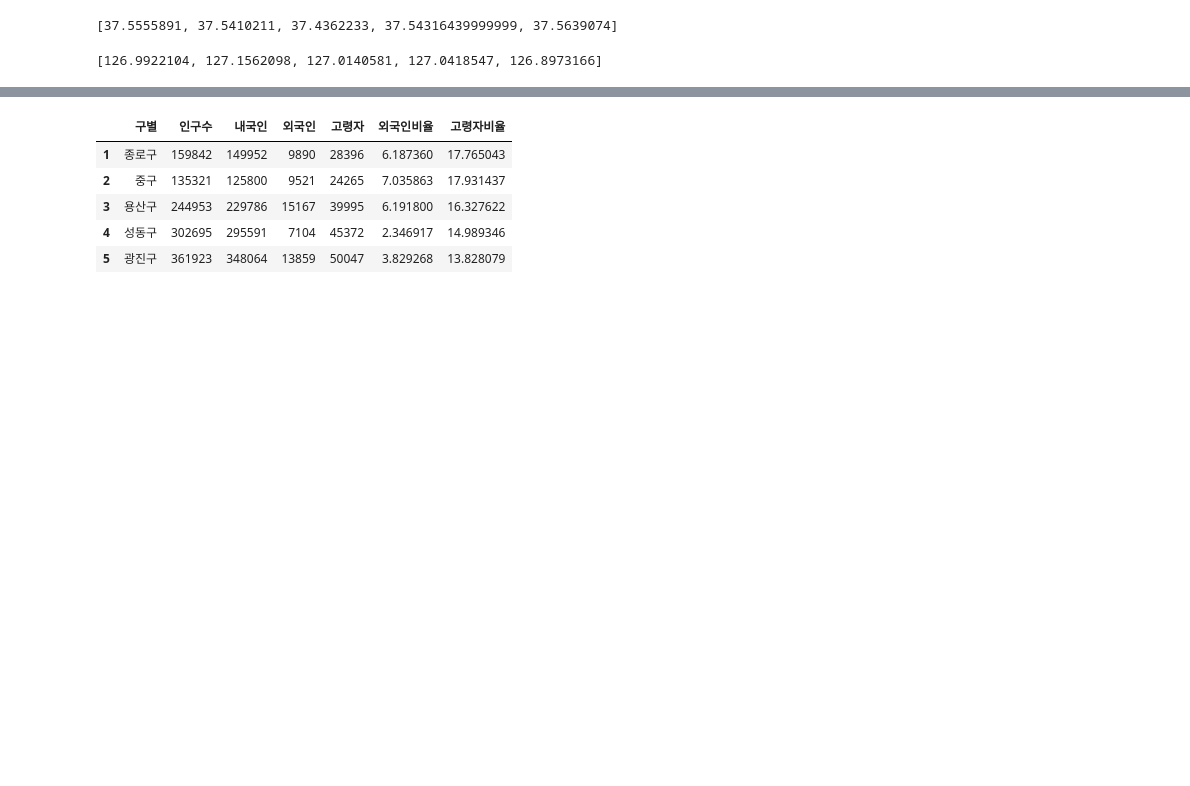
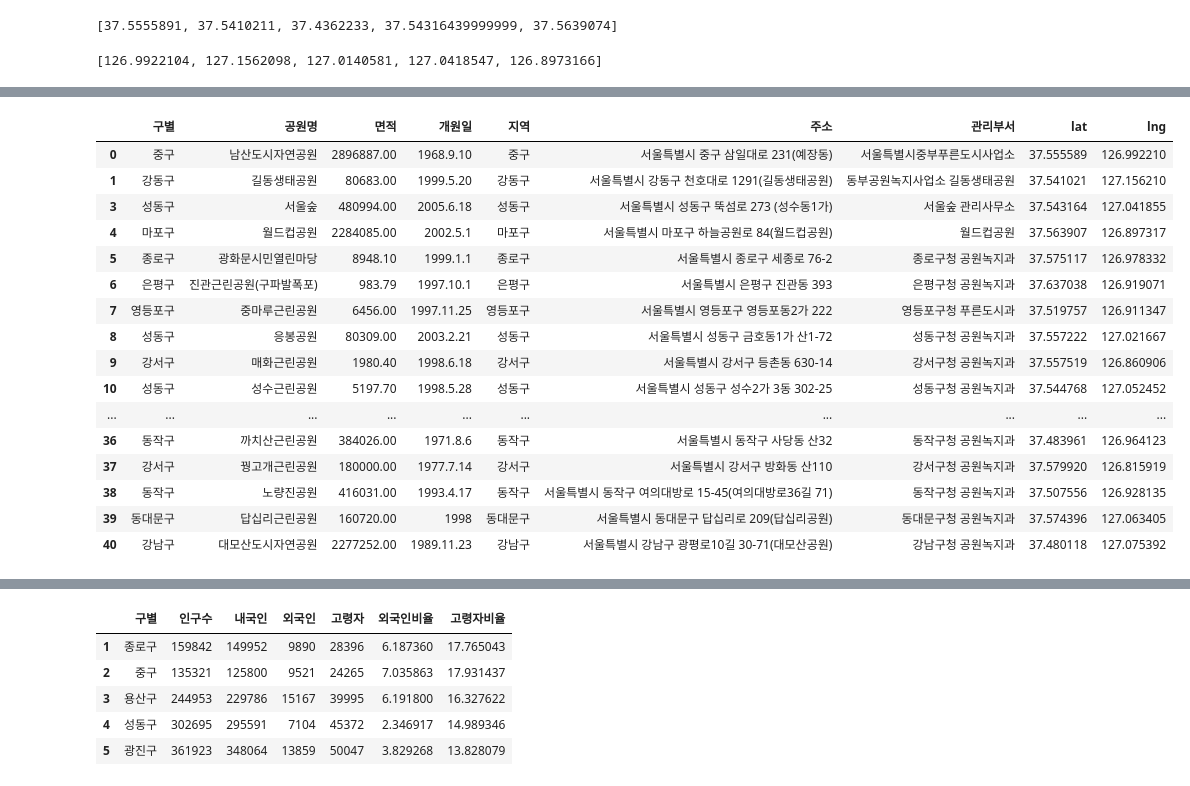
Before and after one commit to leele91/Data-Analysis-2020, a Jupyter notebook: 07.seoul/0004.공원.ipynb, the cells around one changed output, grey strips where cells are left out. Drawn from its saved outputs; the diff is of its cells as text; code cells hidden in the pictures; blank space fills up the shorter version.

```diff
--- a/07.seoul/0004.공원.ipynb
+++ b/07.seoul/0004.공원.ipynb
@@ -324,0 +394,3 @@ park.head()
+# %%
+park3 = park2[['구별', '공원명', '면적', '개원일', '지역', '주소', '관리부서', 'lat', 'lng']]
+park3.head()
@@ -324,0 +404,4 @@ park.head()
+# %%
+# 면적 없는값 필터링
+park3 = park3.dropna(subset=['면적'])
+park3
@@ -324,0 +422,51 @@ park.head()
+# %%
+"""
+tmp_l = []
+for i in df.index:
+    a = df['면적'].str.split('㎡')[i][0]
+    a = a.strip('㎥ ')
+    a = a.strip('m²')
+    a = a.strip('총 ')
+    tmp_l.append(a.replace('m2',''))
+"""
+# %%
+# 면적 데이터 전처리
+park3['면적'] = park3['면적'].apply(lambda r: str(r))
+for i in park3.index:
+    if park3['면적'][i].split()[0] == '총':
+        park3['면적'][i] = park3['면적'][i].split()[1]
+    else:
+        park3['면적'][i] = park3['면적'][i].split()[0]
+for i in park3.index:
+    if park3['면적'][i][-1] == '㎡':
+        park3['면적'][i] = park3['면적'][i][:-1]
+    elif park3['면적'][i][-1] == '㎥':
+        park3['면적'][i] = park3['면적'][i][:-1]
+    elif park3['면적'][i][-2:] == 'm2':
+        park3['면적'][i] = park3['면적'][i][:-2]
+    elif park3['면적'][i] == 'nan':
+        park3['면적'][i] = np.nan
+park3['면적'][6] = '983.79'
+park3['면적'][109] = '103000'
+park3['면적'][119] = '3865.59'
+park3['면적'][131] = '6120'
+park3['면적'] = pd.to_numeric(park3['면적'])
+park3.head(10)
+# %% [output]
+|  | 구별 | 공원명 | 면적 | 개원일 | 지역 | 주소 | 관리부서 | lat | lng |
+| 0 | 중구 | 남산도시자연공원 | 2896887.00 | 1968.9.10 | 중구 | 서울특별시 중구 삼일대로 231(예장동) | 서울특별시중부푸른도시사업소 | 37.555589 | 126.992210 |
+| 1 | 강동구 | 길동생태공원 | 80683.00 | 1999.5.20 | 강동구 | 서울특별시 강동구 천호대로 1291(길동생태공원) | 동부공원녹지사업소 길동생태공원 | 37.541021 | 127.156210 |
+| 3 | 성동구 | 서울숲 | 480994.00 | 2005.6.18 | 성동구 | 서울특별시 성동구 뚝섬로 273 (성수동1가) | 서울숲 관리사무소 | 37.543164 | 127.041855 |
+| 4 | 마포구 | 월드컵공원 | 2284085.00 | 2002.5.1 | 마포구 | 서울특별시 마포구 하늘공원로 84(월드컵공원) | 월드컵공원 | 37.563907 | 126.897317 |
+| 5 | 종로구 | 광화문시민열린마당 | 8948.10 | 1999.1.1 | 종로구 | 서울특별시 종로구 세종로 76-2 | 종로구청 공원녹지과 | 37.575117 | 126.978332 |
+| 6 | 은평구 | 진관근린공원(구파발폭포) | 983.79 | 1997.10.1 | 은평구 | 서울특별시 은평구 진관동 393 | 은평구청 공원녹지과 | 37.637038 | 126.919071 |
+| 7 | 영등포구 | 중마루근린공원 | 6456.00 | 1997.11.25 | 영등포구 | 서울특별시 영등포구 영등포동2가 222 | 영등포구청 푸른도시과 | 37.519757 | 126.911347 |
+| 8 | 성동구 | 응봉공원 | 80309.00 | 2003.2.21 | 성동구 | 서울특별시 성동구 금호동1가 산1-72 | 성동구청 공원녹지과 | 37.557222 | 127.021667 |
+| 9 | 강서구 | 매화근린공원 | 1980.40 | 1998.6.18 | 강서구 | 서울특별시 강서구 등촌동 630-14 | 강서구청 공원녹지과 | 37.557519 | 126.860906 |
+| 10 | 성동구 | 성수근린공원 | 5197.70 | 1998.5.28 | 성동구 | 서울특별시 성동구 성수2가 3동 302-25 | 성동구청 공원녹지과 | 37.544768 | 127.052452 |
+| ... | ... | ... | ... | ... | ... | ... | ... | ... | ... |
+| 36 | 동작구 | 까치산근린공원 | 384026.00 | 1971.8.6 | 동작구 | 서울특별시 동작구 사당동 산32 | 동작구청 공원녹지과 | 37.483961 | 126.964123 |
+| 37 | 강서구 | 꿩고개근린공원 | 180000.00 | 1977.7.14 | 강서구 | 서울특별시 강서구 방화동 산110 | 강서구청 공원녹지과 | 37.579920 | 126.815919 |
+| 38 | 동작구 | 노량진공원 | 416031.00 | 1993.4.17 | 동작구 | 서울특별시 동작구 여의대방로 15-45(여의대방로36길 71) | 동작구청 공원녹지과 | 37.507556 | 126.928135 |
+| 39 | 동대문구 | 답십리근린공원 | 160720.00 | 1998 | 동대문구 | 서울특별시 동대문구 답십리로 209(답십리공원) | 동대문구청 공원녹지과 | 37.574396 | 127.063405 |
+| 40 | 강남구 | 대모산도시자연공원 | 2277252.00 | 1989.11.23 | 강남구 | 서울특별시 강남구 광평로10길 30-71(대모산공원) | 강남구청 공원녹지과 | 37.480118 | 127.075392 |
```
Also changed, not shown: parts of 26 cells of this notebook.
